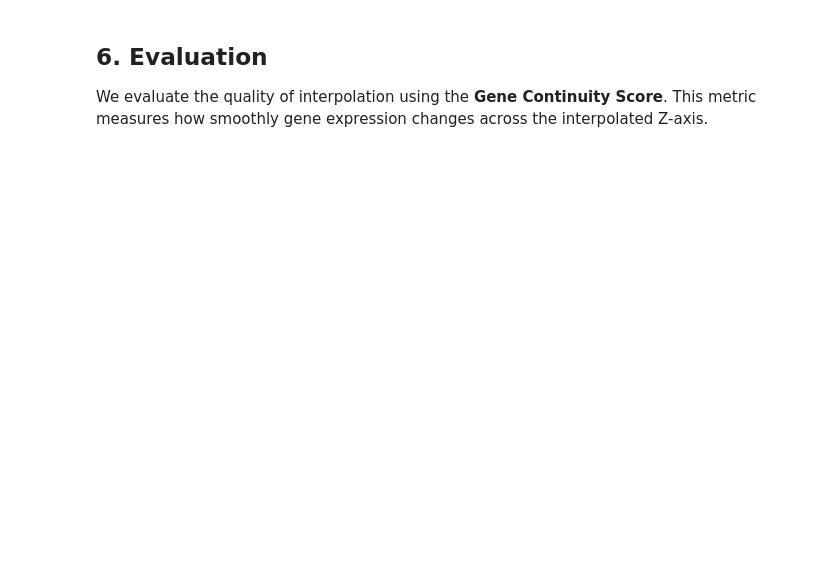
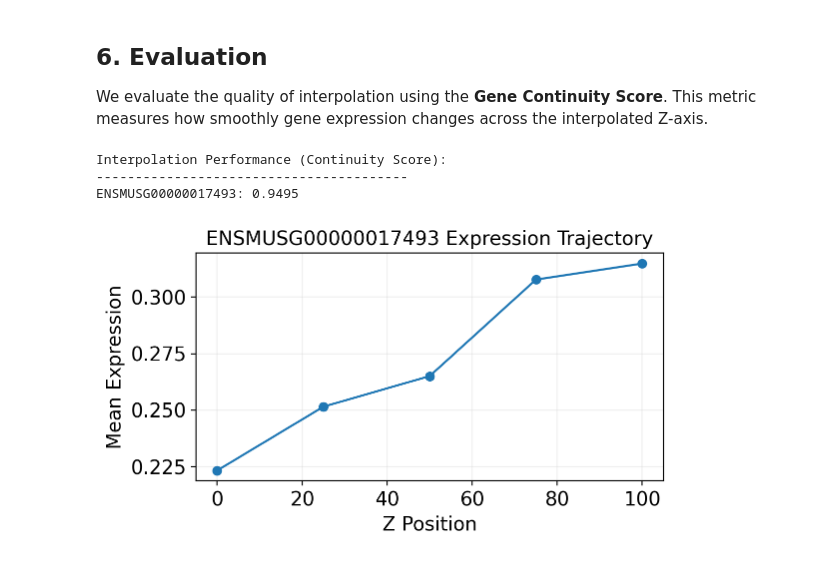
Before and after one commit to CHENyiru3/FEAST, a Jupyter notebook: example_interpolation.ipynb, the cells around one changed output. Drawn from its saved outputs; the diff is of its cells as text; code cells hidden in the pictures; blank space fills up the shorter version.

```diff
--- a/example_interpolation.ipynb
+++ b/example_interpolation.ipynb
@@ -113,5 +79,17 @@ FileURLRetrievalError: Failed to retrieve file url:
 ## 2. Spateo Alignment
 
 We use Spateo's `morpho_align` to align the two slices based on their spatial distribution and gene expression patterns. This generates an alignment matrix ($\pi$) and transforms the spatial coordinates of the slices to a common coordinate system.
+# %%
+# preprocess the two slices
+sc.pp.filter_genes(slice1, min_cells=3)
+sc.pp.filter_genes(slice2, min_cells=3)
+
+slice1.layers["counts"] = slice1.X.copy()
+slice2.layers["counts"] = slice2.X.copy()
+
+sc.pp.normalize_total(slice1)
+sc.pp.normalize_total(slice2)
+sc.pp.log1p(slice1)
+sc.pp.log1p(slice2)
 # %%
 print("Computing Group PCA...")
@@ -161,0 +142,9 @@ print("Spatial coordinates updated to aligned positions.")
+# %%
+
+
+print(f"\nAlignment complete.")
+print(f"Alignment matrix shape: {alignment.shape}")
+slice_ref1.obsm['spatial'] = slice_ref1.obsm['align_spatial_rigid']
+slice_ref2.obsm['spatial'] = slice_ref2.obsm['align_spatial_rigid']
+
+print("Spatial coordinates updated to aligned positions.")
@@ -287,32 +323,36 @@ def calculate_continuity(all_slices, slice_metadata, gene_name):
         if gene_name in slice_data.var_names:
             gene_idx = list(slice_data.var_names).index(gene_name)
             X = slice_data.X.toarray() if hasattr(slice_data.X, 'toarray') else slice_data.X
             means.append(X[:, gene_idx].mean())
 
     means = np.array(means)
     if len(means) < 2 or np.mean(means) == 0:
         return 0.0
 
     # Continuity = 1 - (std of differences / mean expression)
     score = 1.0 - np.std(np.diff(means)) / np.mean(means)
     return score, means
 
-# Calculate for Chat and Dlk1
-genes_to_check = ["Chat", "Dlk1"]
+genes_to_check = ["ENSMUSG00000017493"]
 
 print("Interpolation Performance (Continuity Score):")
 print("-" * 40)
 
 for gene in genes_to_check:
     score, means = calculate_continuity(all_slices, slice_metadata, gene)
     print(f"{gene}: {score:.4f}")
 
     # Optional: Plot the mean expression trajectory
     plt.figure(figsize=(6, 3))
     z_vals = [m['z'] for m in slice_metadata]
     plt.plot(z_vals, means, 'o-', label=gene)
     plt.title(f"{gene} Expression Trajectory")
     plt.xlabel("Z Position")
     plt.ylabel("Mean Expression")
     plt.grid(True, alpha=0.3)
     plt.show()
+# %% [output]
+Interpolation Performance (Continuity Score):
+----------------------------------------
+ENSMUSG00000017493: 0.9495
+[figure, added]
```
Also changed, not shown: parts of 9 cells of this notebook, 2 other files.
